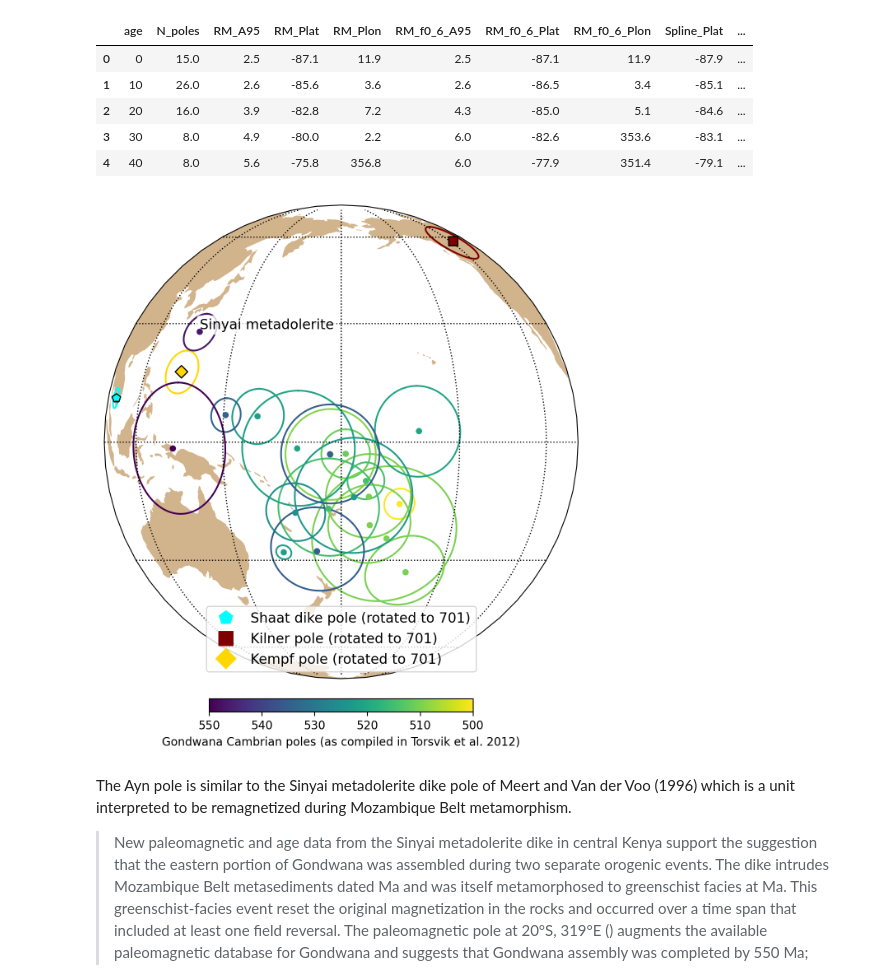
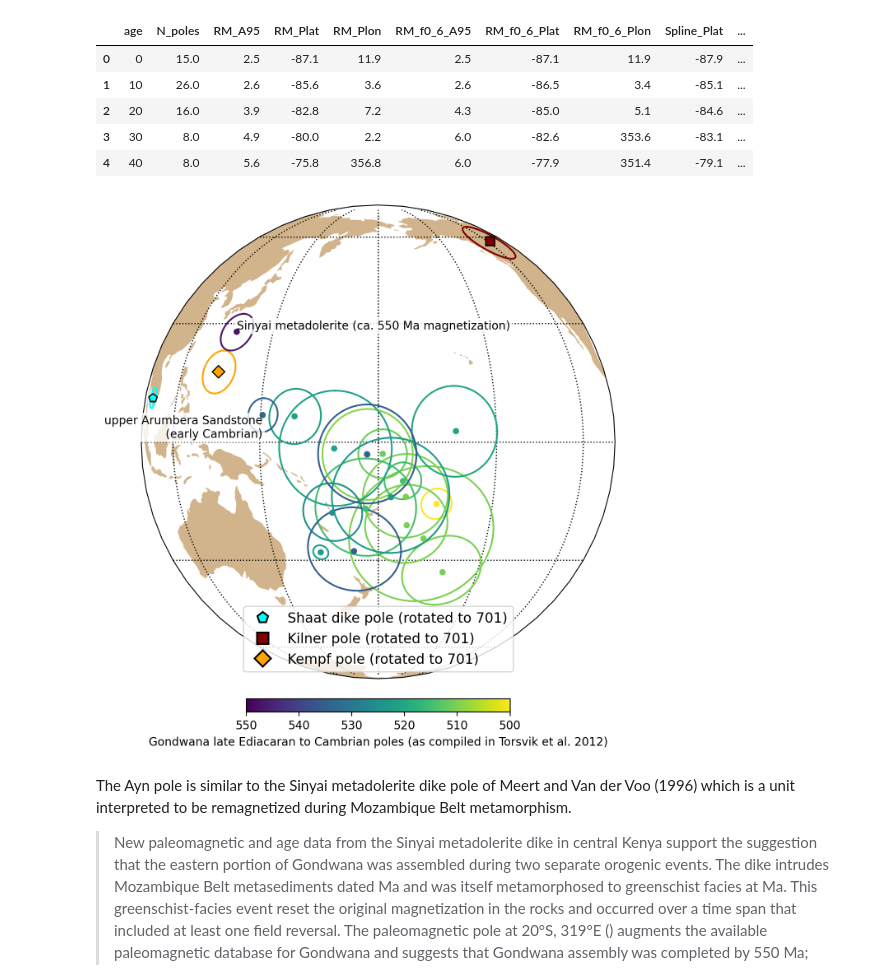
Before and after one commit to Swanson-Hysell-Group/2025_Oman_Paleogeography, a Jupyter notebook: code/prior_paleomagnetic_data.ipynb, the cells around one changed output. Saved outputs shown, nothing was run; the diff lists cells and outputs as text; code cells hidden in the pictures.

```diff
--- a/code/prior_paleomagnetic_data.ipynb
+++ b/code/prior_paleomagnetic_data.ipynb
@@ -256,7 +260,7 @@ ipmag.plot_pole(map_axis, Shaat_plon_rotated, Shaat_plat_rotated, Shaat_A95,
 ipmag.plot_pole(map_axis, Kilner_plon_rotated+180, -Kilner_plat_rotated, Kilner_A95,
                 marker='s',color='maroon', markersize=60)
 ipmag.plot_pole(map_axis, Kempf_plon_rotated, Kempf_plat_rotated, Kempf_A95,
-                marker='D',color='gold', markersize=60)
+                marker='D',color='orange', markersize=60)
 
 vmin=490
 vmax=550
@@ -273,13 +277,20 @@ for n in range(Gondwana_Cambrian_APWP.shape[0]):
 
 
 # Create custom legend elements
-mean_pole = mlines.Line2D([], [], color='aqua', marker='p', linestyle='None', markersize=12, label='Shaat dike pole (rotated to 701)')
-kilner_pole = mlines.Line2D([], [], color='maroon', marker='s', linestyle='None', markersize=12, label='Kilner pole (rotated to 701)')
-kempf_pole = mlines.Line2D([], [], color='gold', marker='D', linestyle='None', markersize=12, label='Kempf pole (rotated to 701)')
+mean_pole = mlines.Line2D([], [], color='aqua', marker='p', linestyle='None',
+                          markersize=10, markeredgecolor="black", markeredgewidth=1.5,
+                          label='Shaat dike pole (rotated to 701)')
+kilner_pole = mlines.Line2D([], [], color='maroon', marker='s', linestyle='None',
+                            markersize=10,markeredgecolor="black", markeredgewidth=1.5,
+                            label='Kilner pole (rotated to 701)')
+kempf_pole = mlines.Line2D([], [], color='orange', marker='D', linestyle='None',
+                            markersize=10,markeredgecolor="black", markeredgewidth=1.5,
+                            label='Kempf pole (rotated to 701)')
 
 # Add the legend to the plot
 plt.legend(handles=[mean_pole, kilner_pole, kempf_pole], loc='lower center', fontsize=12)
-cbar=plt.colorbar(Gondwana_scalarMap, orientation='horizontal', fraction=0.026, pad=0.04)
+cbar=plt.colorbar(Gondwana_scalarMap, orientation='horizontal',
+                  ax=map_axis,fraction=0.026, pad=0.04)
 cbar.set_label('Gondwana Running mean APWP')
 cbar.ax.invert_xaxis()
 
@@ -289,7 +300,7 @@ plt.show()
 # %%
 Gondwana_Cambrian_poles = pd.read_csv('../data/APWP/Torsvik2012a_Gondwana_poles.csv')
 Gondwana_Cambrian_poles = Gondwana_Cambrian_poles.sort_values("Age")
-Gondwana_Cambrian_poles = Gondwana_Cambrian_poles[Gondwana_Cambrian_poles["Age"] > 485]
+Gondwana_Cambrian_poles = Gondwana_Cambrian_poles[(Gondwana_Cambrian_poles["Age"] < 550) & (Gondwana_Cambrian_poles["Age"] > 485)]
 Gondwana_Cambrian_poles.reset_index(drop=True, inplace=True)
 Gondwana_Cambrian_poles
 # %% [output]
@@ -327,48 +338,56 @@ ipmag.plot_pole(map_axis, Shaat_plon_rotated, Shaat_plat_rotated, Shaat_A95,
 ipmag.plot_pole(map_axis, Kilner_plon_rotated+180, -Kilner_plat_rotated, Kilner_A95,
                 marker='s',color='maroon', markersize=60)
 ipmag.plot_pole(map_axis, Kempf_plon_rotated, Kempf_plat_rotated, Kempf_A95,
-                marker='D',color='gold', markersize=60)
+                marker='D',color='orange', markersize=60)
 
 vmin=500
 vmax=550
 cNorm = colors.Normalize(vmin, vmax)
 Gondwana_scalarMap = matplotlib.cm.ScalarMappable(norm=cNorm, cmap='viridis_r')
 
 for n in range(Gondwana_Cambrian_poles.shape[0]):
     rgba = Gondwana_scalarMap.to_rgba(Gondwana_Cambrian_poles['Age'][n])
     hex_color = colors.rgb2hex(rgba)
     ipmag.plot_pole(map_axis,Gondwana_Cambrian_poles['RLon'][n]+180,
                     -Gondwana_Cambrian_poles['RLat'][n],
                     Gondwana_Cambrian_poles['a95'][n],
                     color=hex_color, markersize=30, edgecolor='none')
 
 map_axis.text(
     137.6,
     27.7,
-    'Sinyai metadolerite',
+    'Sinyai metadolerite (ca. 550 Ma magnetization)',
     transform=ccrs.PlateCarree(),
-    fontsize=12,
+    fontsize=10,
     color='black',
     ha='left',
     va='bottom',
     bbox=dict(facecolor='white', edgecolor='none', boxstyle='round,pad=0.2', alpha=0.8)
 )
 
-# Create custom legend elements
-mean_pole = mlines.Line2D([], [], color='aqua', marker='p', linestyle='None', markersize=12, label='Shaat dike pole (rotated to 701)')
-kilner_pole = mlines.Line2D([], [], color='maroon', marker='s', linestyle='None', markersize=12, label='Kilner pole (rotated to 701)')
-kempf_pole = mlines.Line2D([], [], color='gold', marker='D', linestyle='None', markersize=12, label='Kempf pole (rotated to 701)')
+map_axis.text(
+    -29.4+180,
+    6.5,
+    'upper Arumbera Sandstone\n(early Cambrian)',
+    transform=ccrs.PlateCarree(),
+    fontsize=10,
+    color='black',
+    ha='right',
+    va='top',
+    bbox=dict(facecolor='white', edgecolor='none', boxstyle='round,pad=0.2', alpha=0.8)
+)
 
 # Add the legend to the plot
 plt.legend(handles=[mean_pole, kilner_pole, kempf_pole], loc='lower center', fontsize=12)
-cbar=plt.colorbar(Gondwana_scalarMap, orientation='horizontal', fraction=0.026, pad=0.04)
-cbar.set_label('Gondwana Cambrian poles (as compiled in Torsvik et al. 2012)')
+cbar=plt.colorbar(Gondwana_scalarMap, orientation='horizontal',
+                  ax=map_axis,fraction=0.026, pad=0.04)
+cbar.set_label('Gondwana late Ediacaran to Cambrian poles (as compiled in Torsvik et al. 2012)')
 cbar.ax.invert_xaxis()
 
 plt.savefig('output/Kempf_Gondwana.pdf', bbox_inches='tight')
 plt.show()
 # %% [output]
-[figure, old version]
+[figure, new version]
 # %% [markdown]
 The Ayn pole is similar to the Sinyai metadolerite dike pole of Meert and Van der Voo (1996) which is a unit interpreted to be remagnetized during Mozambique Belt metamorphism.
 > New paleomagnetic and  age data from the Sinyai metadolerite dike in central Kenya support the suggestion that the eastern portion of Gondwana was assembled during two separate orogenic events. The dike intrudes Mozambique Belt metasediments dated  Ma and was itself metamorphosed to greenschist facies at  Ma. This greenschist-facies event reset the original magnetization in the rocks and occurred over a time span that included at least one field reversal. The paleomagnetic pole at 20°S, 319°E () augments the available paleomagnetic database for Gondwana and suggests that Gondwana assembly was completed by 550 Ma; therefore the concept of a united East Gondwana continent may not be valid for pre-550 Ma time. In our model, the 650-800 Ma East Africa Orogeny resulted from a collision between the Congo craton of East Africa and the IMSLEK terranes (India, Madagascar, Sri Lanka, Enderby Land, and the Kalahari craton). A pervasive granulate-facies metamorphis event at  Ma in parts of East Gondwana, coupled with our paleomagnetic evidence for a united Gondwana at 550 Ma, led to our suggestion of a Kuunga Orogeny at this time. The Kuunga Orogeny results from the collision of Australo-Antarctica with Congo-IMSLEK.
```
Also changed, not shown: parts of 15 cells of this notebook, 2 other files.
